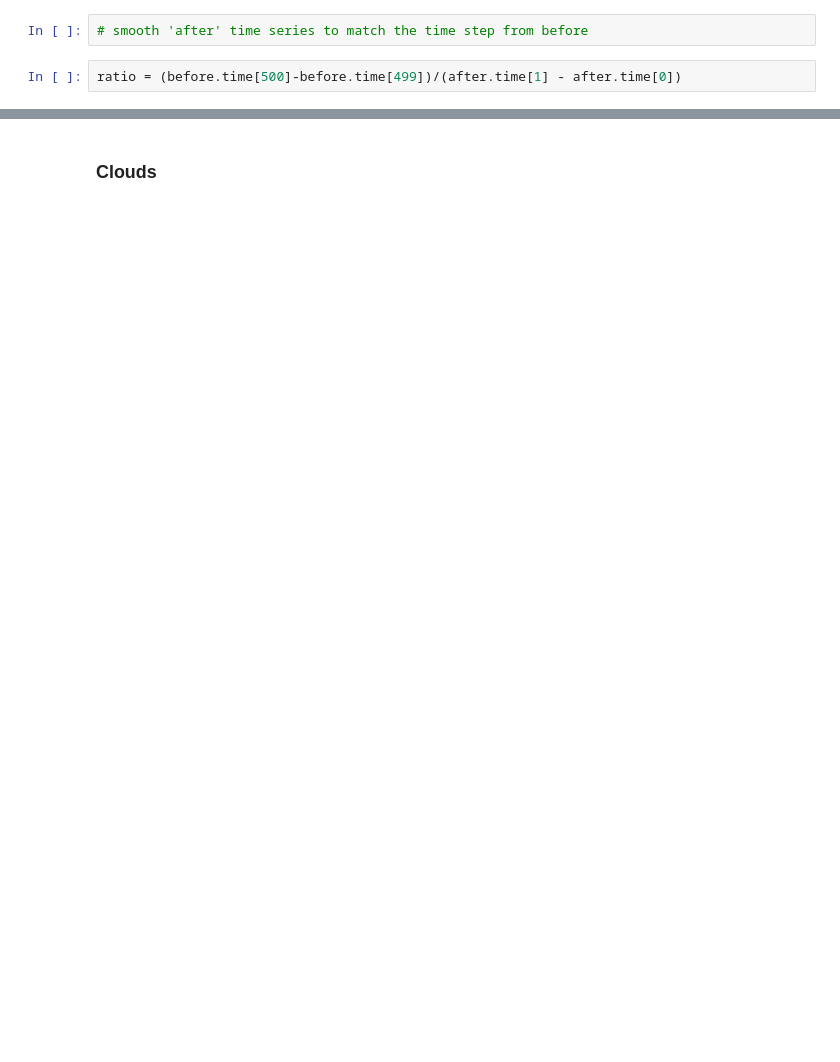
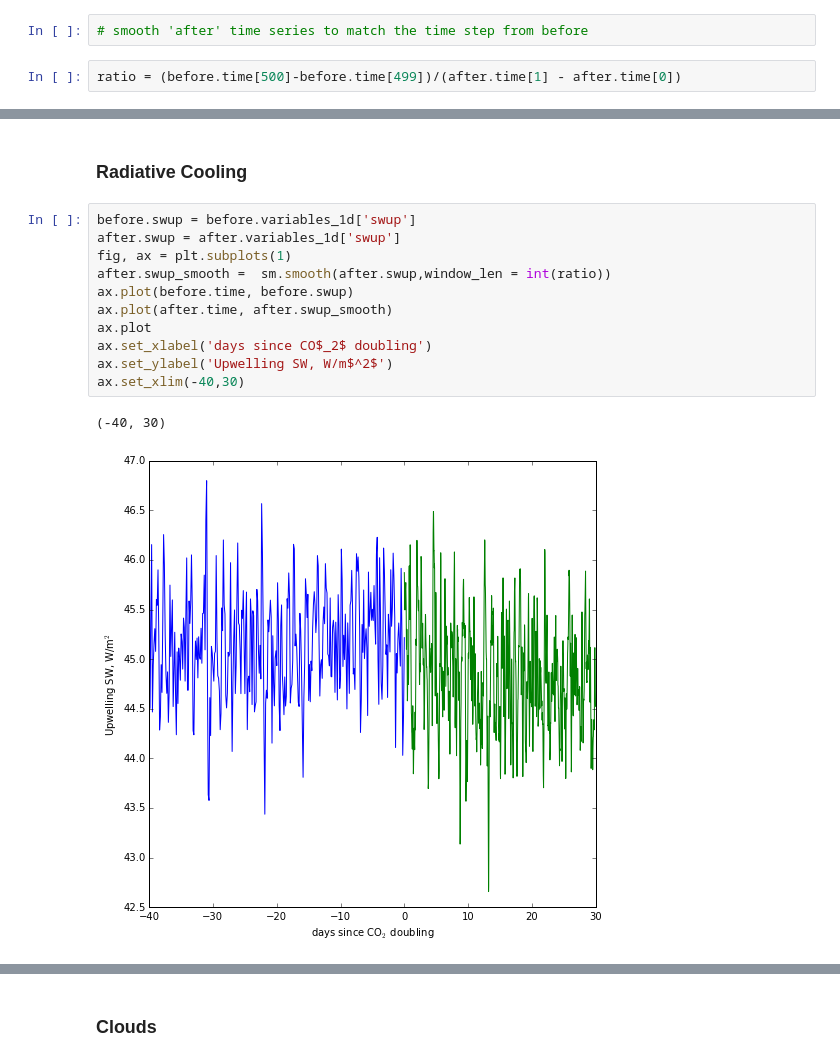
Before and after one commit to jedman/2xco2, a Jupyter notebook: exploration2xCO2.ipynb, the cells around one changed output, grey strips where cells are left out. Cells and saved outputs as stored; diff of their text form; blank space fills up the shorter version.

```diff
--- a/exploration2xCO2.ipynb
+++ b/exploration2xCO2.ipynb
@@ -248,0 +291,16 @@ fig.savefig('figures/precipitation_2xco2.pdf', bbox_inches = 0)
+# %% [markdown]
+### Radiative Cooling
+# %%
+before.swup = before.variables_1d['swup']
+after.swup = after.variables_1d['swup']
+fig, ax = plt.subplots(1)
+after.swup_smooth =  sm.smooth(after.swup,window_len = int(ratio))
+ax.plot(before.time, before.swup)
+ax.plot(after.time, after.swup_smooth)
+ax.plot
+ax.set_xlabel('days since CO$_2$ doubling')
+ax.set_ylabel('Upwelling SW, W/m$^2$')
+ax.set_xlim(-40,30)
+# %% [output]
+(-40, 30)
+[figure, added]
```
Also changed, not shown: parts of 29 cells of this notebook, 1 other file.
